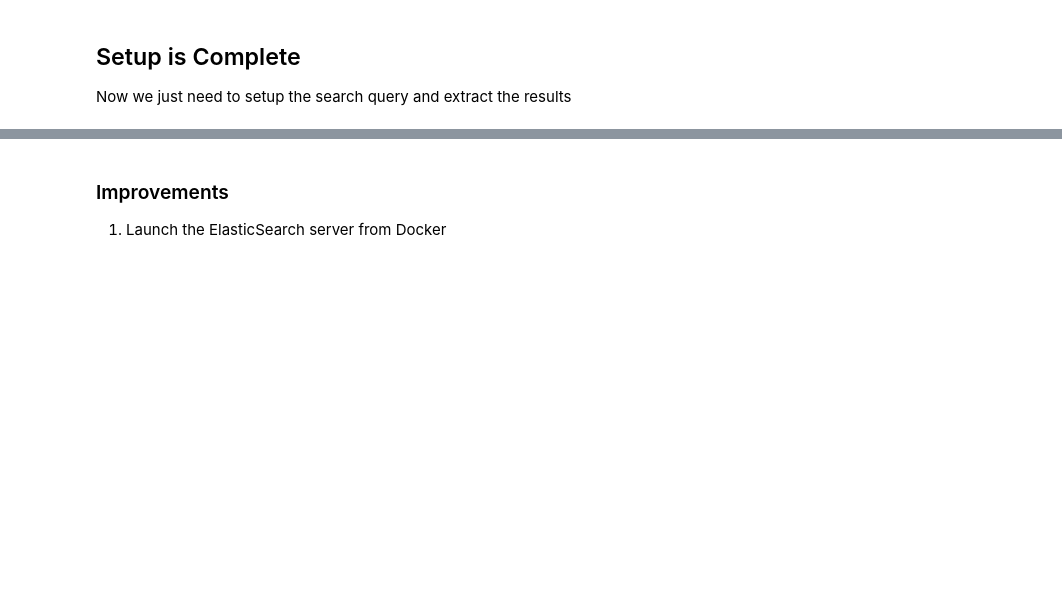
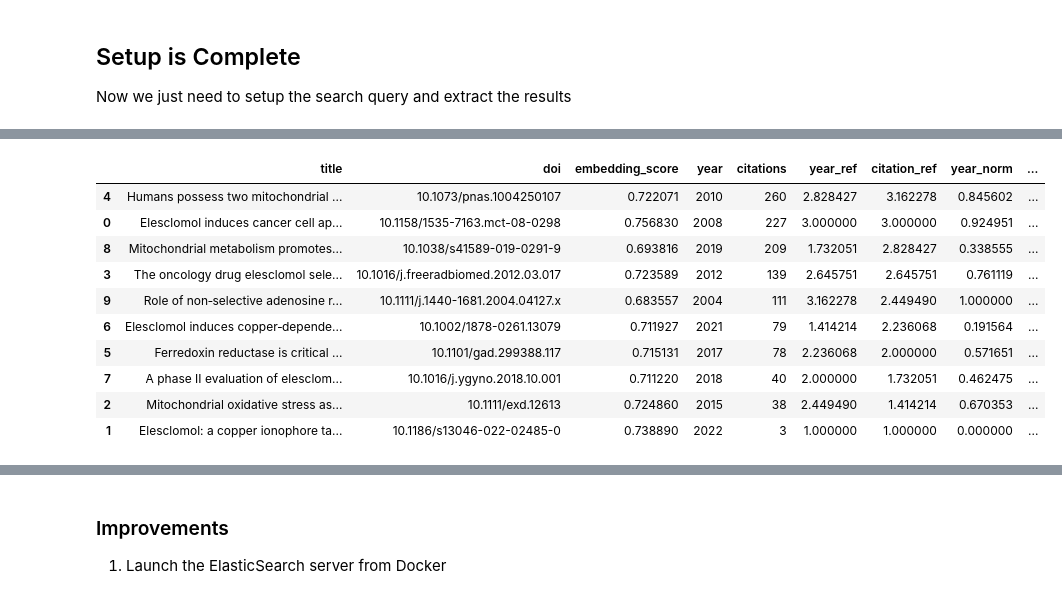
Before and after one commit to RipaltaOriol/JCARLO, a Jupyter notebook: uri_demo/msmarco-distilbert-base-v4.ipynb, the cells around one changed output, grey strips where cells are left out. Cells and saved outputs as stored; diff of their text form; code cells hidden in the pictures; blank space fills up the shorter version.

```diff
--- a/uri_demo/msmarco-distilbert-base-v4.ipynb
+++ b/uri_demo/msmarco-distilbert-base-v4.ipynb
@@ -213,0 +287,14 @@ Title: Humans possess two mitochondrial ferredoxins, Fdx1 and Fdx2, with distinc
+# %%
+%load_ext autoreload
+%autoreload 2
+
+import sys
+
+sys.path.append("/Users/uri/Desktop/Projects/JCARLO")
+# print(sys.path)
+
+from pipeline.fetch_metadata import fetch_metadata
+
+papers_dois = pipeline_df['doi'].tolist()
+
+metadata = fetch_metadata(papers_dois)
@@ -213,0 +327,20 @@ Title: Humans possess two mitochondrial ferredoxins, Fdx1 and Fdx2, with distinc
+# %%
+pipeline_df = merge_metadata(pipeline_df, metadata)
+
+pipeline_df = get_raw_score(pipeline_df)
+pipeline_df = get_normalised_score(pipeline_df)
+pipeline_df = get_final_score(pipeline_df)
+
+pipeline_df
+# %% [output]
+|  | title | doi | embedding_score | year | citations | year_ref | citation_ref | year_norm | ... |
+| 4 | Humans possess two mitochondrial ... | 10.1073/pnas.1004250107 | 0.722071 | 2010 | 260 | 2.828427 | 3.162278 | 0.845602 | ... |
+| 0 | Elesclomol induces cancer cell ap... | 10.1158/1535-7163.mct-08-0298 | 0.756830 | 2008 | 227 | 3.000000 | 3.000000 | 0.924951 | ... |
+| 8 | Mitochondrial metabolism promotes... | 10.1038/s41589-019-0291-9 | 0.693816 | 2019 | 209 | 1.732051 | 2.828427 | 0.338555 | ... |
+| 3 | The oncology drug elesclomol sele... | 10.1016/j.freeradbiomed.2012.03.017 | 0.723589 | 2012 | 139 | 2.645751 | 2.645751 | 0.761119 | ... |
+| 9 | Role of non‐selective adenosine r... | 10.1111/j.1440-1681.2004.04127.x | 0.683557 | 2004 | 111 | 3.162278 | 2.449490 | 1.000000 | ... |
+| 6 | Elesclomol induces copper‐depende... | 10.1002/1878-0261.13079 | 0.711927 | 2021 | 79 | 1.414214 | 2.236068 | 0.191564 | ... |
+| 5 | Ferredoxin reductase is critical ... | 10.1101/gad.299388.117 | 0.715131 | 2017 | 78 | 2.236068 | 2.000000 | 0.571651 | ... |
+| 7 | A phase II evaluation of elesclom... | 10.1016/j.ygyno.2018.10.001 | 0.711220 | 2018 | 40 | 2.000000 | 1.732051 | 0.462475 | ... |
+| 2 | Mitochondrial oxidative stress as... | 10.1111/exd.12613 | 0.724860 | 2015 | 38 | 2.449490 | 1.414214 | 0.670353 | ... |
+| 1 | Elesclomol: a copper ionophore ta... | 10.1186/s13046-022-02485-0 | 0.738890 | 2022 | 3 | 1.000000 | 1.000000 | 0.000000 | ... |
```
Also changed, not shown: parts of 23 cells of this notebook, 23 other files.
